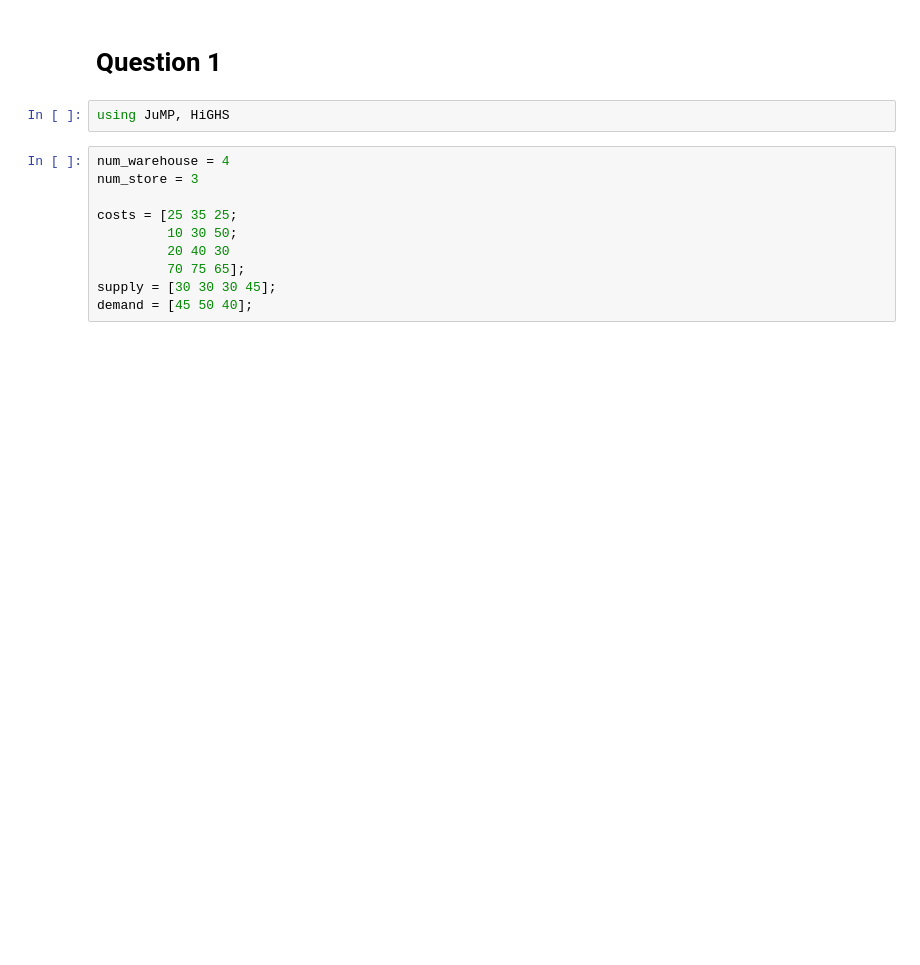
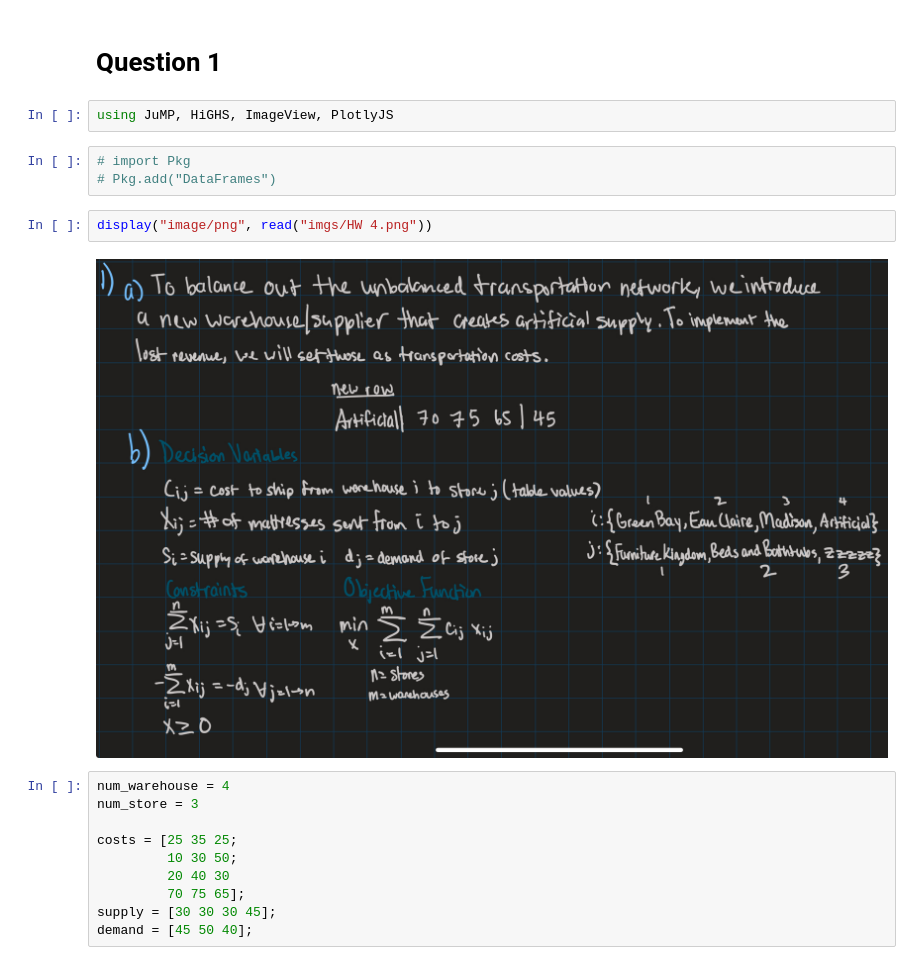
Before and after one commit to D123aniel/STOR-415, a Jupyter notebook: HW_4/comfycozy.ipynb, the cells around one changed output. Saved outputs shown, nothing was run; the diff lists cells and outputs as text; blank space fills up the shorter version.

```diff
--- a/HW_4/comfycozy.ipynb
+++ b/HW_4/comfycozy.ipynb
@@ -1,7 +1,14 @@
 # %% [markdown]
 # Question 1
 # %%
-using JuMP, HiGHS
+using JuMP, HiGHS, ImageView, PlotlyJS
+# %%
+# import Pkg
+# Pkg.add("DataFrames")
+# %%
+display("image/png", read("imgs/HW 4.png"))
+# %% [output]
+[figure, added]
 # %%
 num_warehouse = 4
 num_store = 3
```
Also changed, not shown: parts of 13 cells of this notebook, 2 other files.
